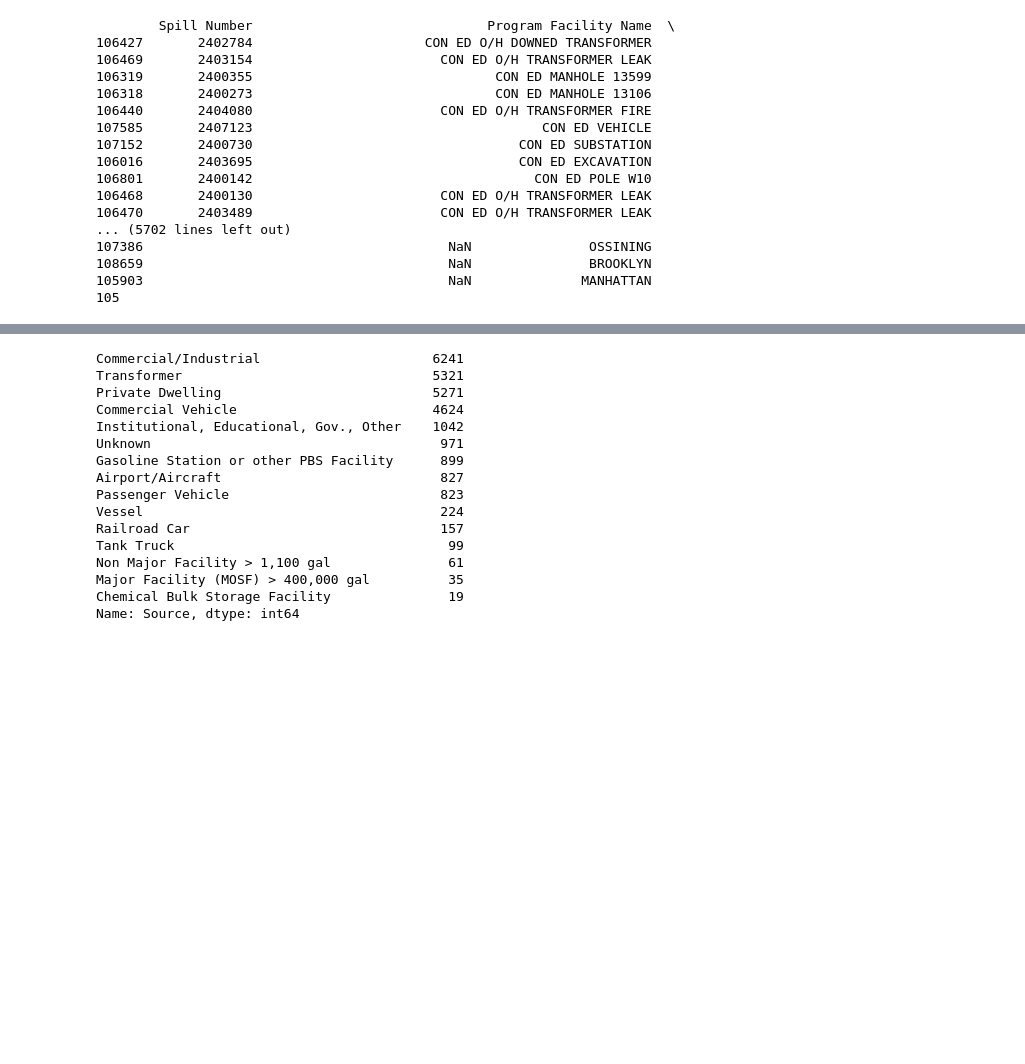
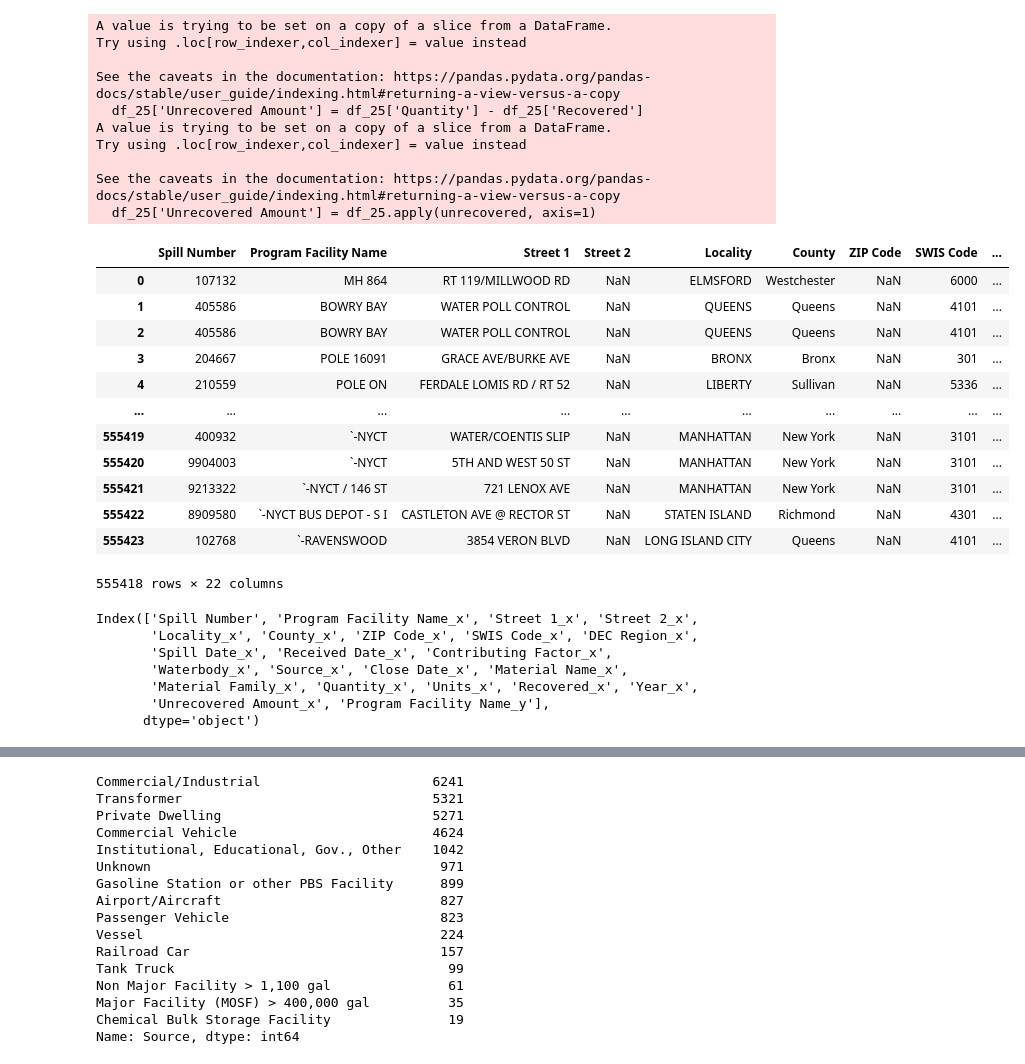
Before and after one commit to shenalt/NYSpills, a Jupyter notebook: spills.ipynb, the cells around one changed output, grey strips where cells are left out. Cells and saved outputs as stored; diff of their text form; code cells hidden in the pictures; blank space fills up the shorter version.

```diff
--- a/spills.ipynb
+++ b/spills.ipynb
@@ -125,38 +148,58 @@ Name: Year, Length: 66, dtype: int64
 #print(county_spill_sums)
 # %%
 # Creating a Recovered Amount Column
-df['Unrecovered Amount'] = df['Quantity'] - df['Recovered']
+df_24['Unrecovered Amount'] = df_24['Quantity'] - df_24['Recovered']
+df_25['Unrecovered Amount'] = df_25['Quantity'] - df_25['Recovered']
 
 #Function for Getting Unrecovered Amount
 def unrecovered(row):
      amt = row['Quantity'] - row['Recovered']
      if amt < 0:
         amt = 0
      return amt
 
-df['Unrecovered Amount'] = df.apply(unrecovered, axis=1)
-address_df = df.copy()
+df_24['Unrecovered Amount'] = df_24.apply(unrecovered, axis=1)
+df_25['Unrecovered Amount'] = df_25.apply(unrecovered, axis=1)
+df_25
+# %% [output]
+A value is trying to be set on a copy of a slice from a DataFrame.
+Try using .loc[row_indexer,col_indexer] = value instead
+
+See the caveats in the documentation: https://pandas.pydata.org/pandas-docs/stable/user_guide/indexing.html#returning-a-view-versus-a-copy
+  df_25['Unrecovered Amount'] = df_25['Quantity'] - df_25['Recovered']
+A value is trying to be set on a copy of a slice from a DataFrame.
+Try using .loc[row_indexer,col_indexer] = value instead
+
+See the caveats in the documentation: https://pandas.pydata.org/pandas-docs/stable/user_guide/indexing.html#returning-a-view-versus-a-copy
+  df_25['Unrecovered Amount'] = df_25.apply(unrecovered, axis=1)
+|  | Spill Number | Program Facility Name | Street 1 | Street 2 | Locality | County | ZIP Code | SWIS Code | ... |
+| 0 | 107132 | MH 864 | RT 119/MILLWOOD RD | NaN | ELMSFORD | Westchester | NaN | 6000 | ... |
+| 1 | 405586 | BOWRY BAY | WATER POLL CONTROL | NaN | QUEENS | Queens | NaN | 4101 | ... |
+| 2 | 405586 | BOWRY BAY | WATER POLL CONTROL | NaN | QUEENS | Queens | NaN | 4101 | ... |
+| 3 | 204667 | POLE 16091 | GRACE AVE/BURKE AVE | NaN | BRONX | Bronx | NaN | 301 | ... |
+| 4 | 210559 | POLE ON | FERDALE LOMIS RD / RT 52 | NaN | LIBERTY | Sullivan | NaN | 5336 | ... |
+| ... | ... | ... | ... | ... | ... | ... | ... | ... | ... |
+| 555419 | 400932 | `-NYCT | WATER/COENTIS SLIP | NaN | MANHATTAN | New York | NaN | 3101 | ... |
+| 555420 | 9904003 | `-NYCT | 5TH AND WEST 50 ST | NaN | MANHATTAN | New York | NaN | 3101 | ... |
+| 555421 | 9213322 | `-NYCT / 146 ST | 721 LENOX AVE | NaN | MANHATTAN | New York | NaN | 3101 | ... |
+| 555422 | 8909580 | `-NYCT BUS DEPOT - S I | CASTLETON AVE @ RECTOR ST | NaN | STATEN ISLAND | Richmond | NaN | 4301 | ... |
+| 555423 | 102768 | `-RAVENSWOOD | 3854 VERON BLVD | NaN | LONG ISLAND CITY | Queens | NaN | 4101 | ... |
+555418 rows × 22 columns
 # %%
-df = df.dropna(subset=['Program Facility Name'])
-con_ed_df = df[df['Program Facility Name'].str.contains('CON ED')]
-con_ed_df = con_ed_df[con_ed_df['Unrecovered Amount'] > 0]
-pd.set_option('display.max_rows', None)
-con_ed_df.sort_values(by=['Year'], ascending=False)
+#con_ed_df = df[df['Program Facility Name'].str.contains('CON ED')]
+#con_ed_df = con_ed_df[con_ed_df['Unrecovered Amount'] > 0]
+#pd.set_option('display.max_rows', None)
+#con_ed_df.sort_values(by=['Year'], ascending=False)
+
+merged_df = pd.merge(df_25, df_24, on='Spill Number', how='left')
+merged_df = merged_df.drop(columns=['Unrecovered Amount_y', 'Year_y', 'Recovered_y', 'Units_y', 'Quantity_y', 'Material Family_y', 'Material Name_y', 'Close Date_y', 'Source_y', 'Waterbody_y',
+                                    'Contributing Factor_y', 'Received Date_y', 'Spill Date_y', 'DEC Region_y', 'SWIS Code_y', 'ZIP Code_y', 'County_y', 'Locality_y', 'Street 2_y', 'Street 1_y',])
+merged_df.columns
 # %% [output]
-        Spill Number                              Program Facility Name  \
-106427       2402784                      CON ED O/H DOWNED TRANSFORMER
-106469       2403154                        CON ED O/H TRANSFORMER LEAK
-106319       2400355                               CON ED MANHOLE 13599
-106318       2400273                               CON ED MANHOLE 13106
-106440       2404080                        CON ED O/H TRANSFORMER FIRE
-107585       2407123                                     CON ED VEHICLE
-107152       2400730                                  CON ED SUBSTATION
-106016       2403695                                  CON ED EXCAVATION
-106801       2400142                                    CON ED POLE W10
-106468       2400130                        CON ED O/H TRANSFORMER LEAK
-106470       2403489                        CON ED O/H TRANSFORMER LEAK
-... (5702 lines left out)
-107386                                       NaN               OSSINING
-108659                                       NaN               BROOKLYN
-105903                                       NaN              MANHATTAN
-105
+Index(['Spill Number', 'Program Facility Name_x', 'Street 1_x', 'Street 2_x',
+       'Locality_x', 'County_x', 'ZIP Code_x', 'SWIS Code_x', 'DEC Region_x',
+       'Spill Date_x', 'Received Date_x', 'Contributing Factor_x',
+       'Waterbody_x', 'Source_x', 'Close Date_x', 'Material Name_x',
+       'Material Family_x', 'Quantity_x', 'Units_x', 'Recovered_x', 'Year_x',
+       'Unrecovered Amount_x', 'Program Facility Name_y'],
+      dtype='object')
```
Also changed, not shown: parts of 9 cells of this notebook, 2 other files.
